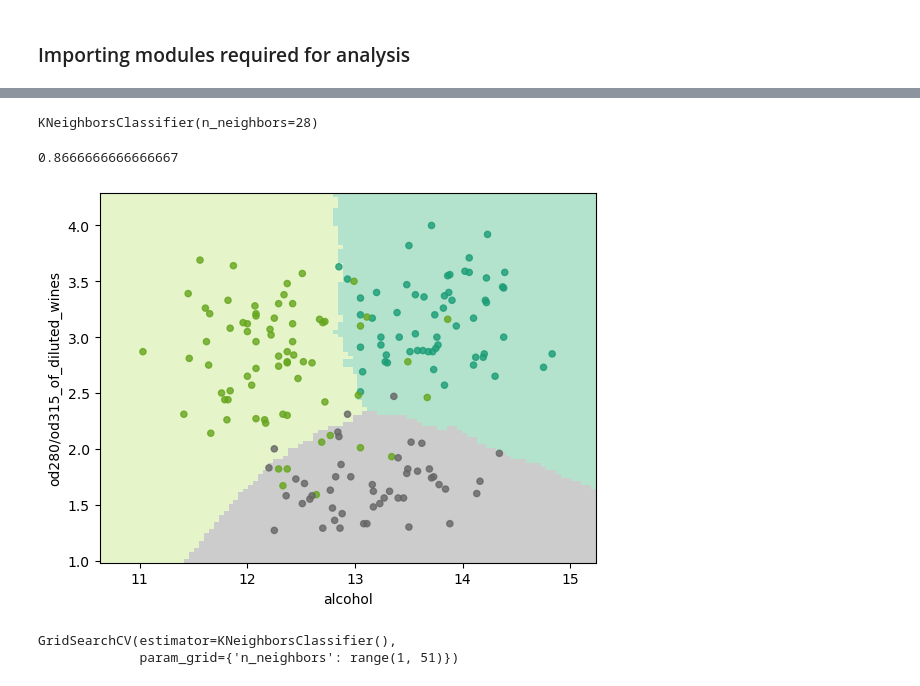
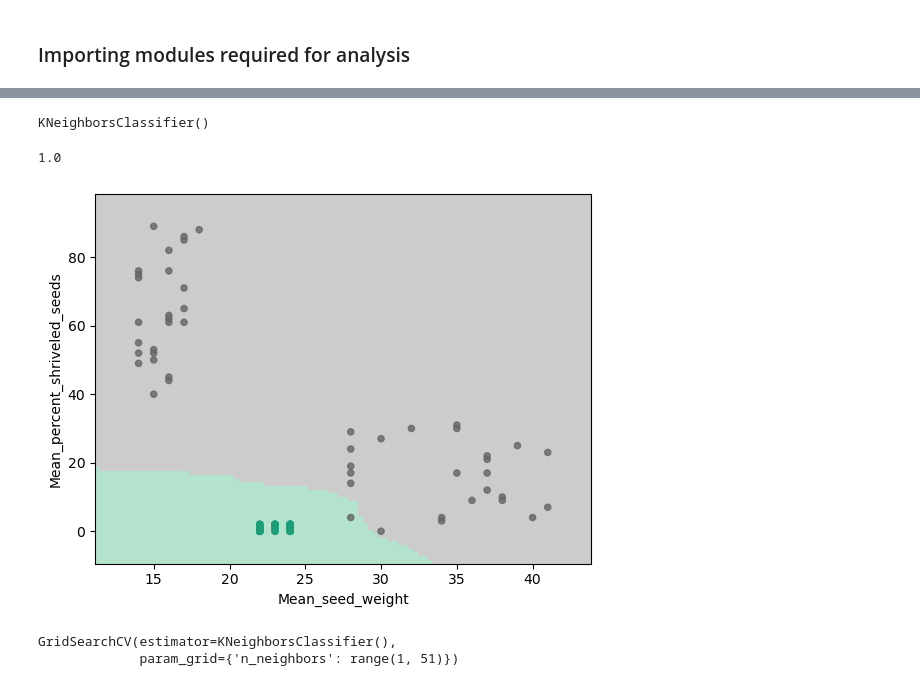
Before and after one commit to NathanChristopherJames/seed_classifier, a Jupyter notebook: MachineLearning_code.ipynb, the cells around one changed output, grey strips where cells are left out. Cells and saved outputs as stored; diff of their text form; code cells hidden in the pictures.

```diff
--- a/MachineLearning_code.ipynb
+++ b/MachineLearning_code.ipynb
@@ -90,0 +39,13 @@ alc_od
+# %%
+# The "read_csv" function will need to be changed to reflect the file path on personal machine.
+seed_data = pd.read_csv("/Users/NathanChristopherJames/seed_classifier/MachineLearning_data.txt", delim_whitespace=True)
+seed_data.head()
+
+seed_data.info()
+# "Mean_seed_weight" is in µg and "Mean_percent_shriveled_seeds" is a percentage of shriveled seeds in seed pod.
+
+## Split data into X and y
+X = seed_data[["Mean_seed_weight", "Mean_percent_shriveled_seeds"]]
+y = seed_data["Embryo_ploidy"]
+
+X.plot.scatter("Mean_seed_weight", "Mean_percent_shriveled_seeds", c=y, colormap="Dark2", colorbar=False)
@@ -91,6 +65,4 @@ alc_od
 # %%
 from sklearn.model_selection import train_test_split
 
-train_alc_od, test_alc_od, train_y, test_y = train_test_split(alc_od, wine_cultivator, random_state=42)
-
-train_alc_od.head()
+train_X, test_X, train_y, test_y = train_test_split(X, y, random_state=42)
@@ -104,18 +69,18 @@ train_alc_od.head()
 # %%
 from sklearn.neighbors import KNeighborsClassifier
 
-model = KNeighborsClassifier(n_neighbors=28)
-model.fit(train_alc_od, train_y)
+model = KNeighborsClassifier(n_neighbors=5)
+model.fit(train_X, train_y)
 # %% [output]
-KNeighborsClassifier(n_neighbors=28)
+KNeighborsClassifier()
 # %%
-model.score(test_alc_od, test_y)
+model.score(test_X, test_y)
 # %% [output]
-0.8666666666666667
+1.0
 # %%
-plot_knn(model, alc_od, wine_cultivator)
+plot_knn(model, X, y)
 # %% [output]
-[figure, old version]
+[figure, new version]
 # %%
 from sklearn.model_selection import GridSearchCV
 from sklearn.neighbors import KNeighborsClassifier
```
Also changed, not shown: parts of 29 cells of this notebook, 1 other file.
